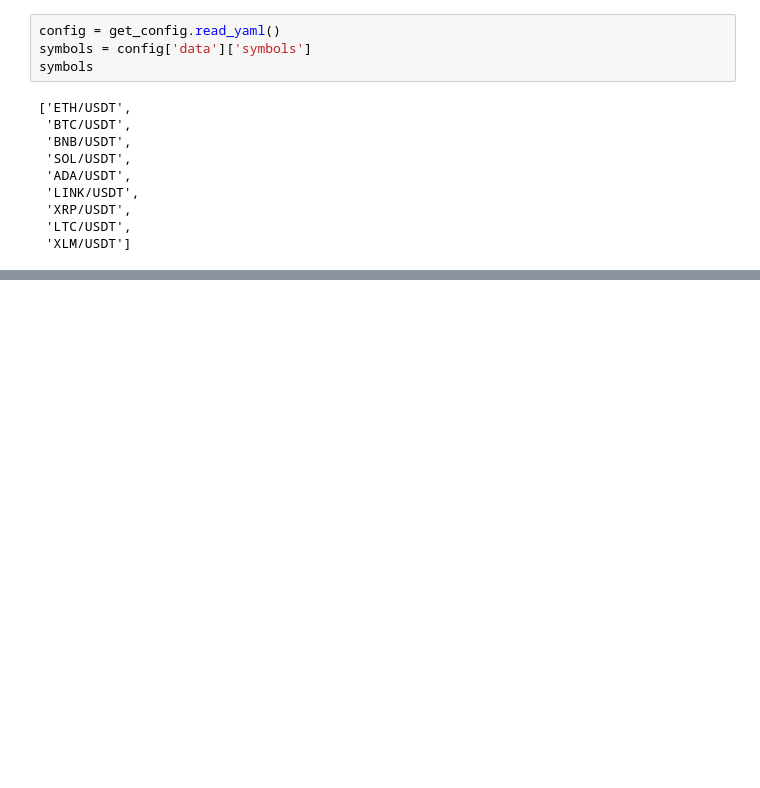
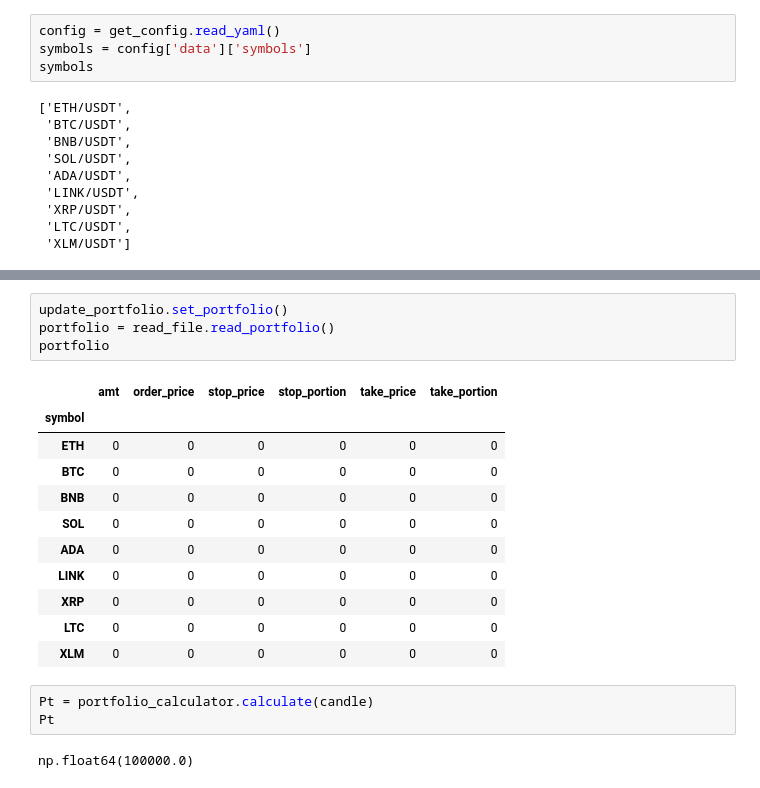
Before and after one commit to DivyanshGupta2006/Project-catRL, a Jupyter notebook: notebooks/backtesting.ipynb, the cells around one changed output, grey strips where cells are left out. Saved outputs shown, nothing was run; the diff lists cells and outputs as text; blank space fills up the shorter version.

```diff
--- a/notebooks/backtesting.ipynb
+++ b/notebooks/backtesting.ipynb
@@ -41,0 +104,21 @@ def generate_position(data):
+# %%
+update_portfolio.set_portfolio()
+portfolio = read_file.read_portfolio()
+portfolio
+# %% [output]
+|  | amt | order_price | stop_price | stop_portion | take_price | take_portion |
+| symbol |  |  |  |  |  |  |
+| ETH | 0 | 0 | 0 | 0 | 0 | 0 |
+| BTC | 0 | 0 | 0 | 0 | 0 | 0 |
+| BNB | 0 | 0 | 0 | 0 | 0 | 0 |
+| SOL | 0 | 0 | 0 | 0 | 0 | 0 |
+| ADA | 0 | 0 | 0 | 0 | 0 | 0 |
+| LINK | 0 | 0 | 0 | 0 | 0 | 0 |
+| XRP | 0 | 0 | 0 | 0 | 0 | 0 |
+| LTC | 0 | 0 | 0 | 0 | 0 | 0 |
+| XLM | 0 | 0 | 0 | 0 | 0 | 0 |
+# %%
+Pt = portfolio_calculator.calculate(candle)
+Pt
+# %% [output]
+np.float64(100000.0)
```
Also changed, not shown: parts of 7 cells of this notebook, 8 other files.
